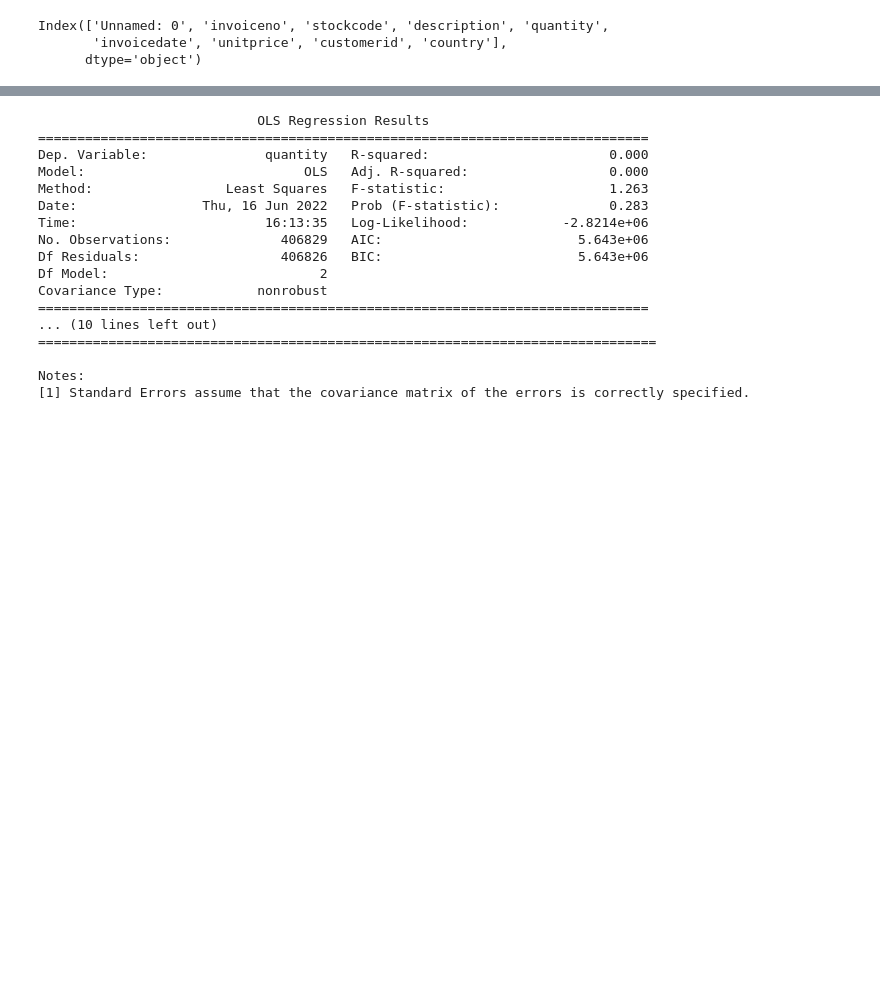
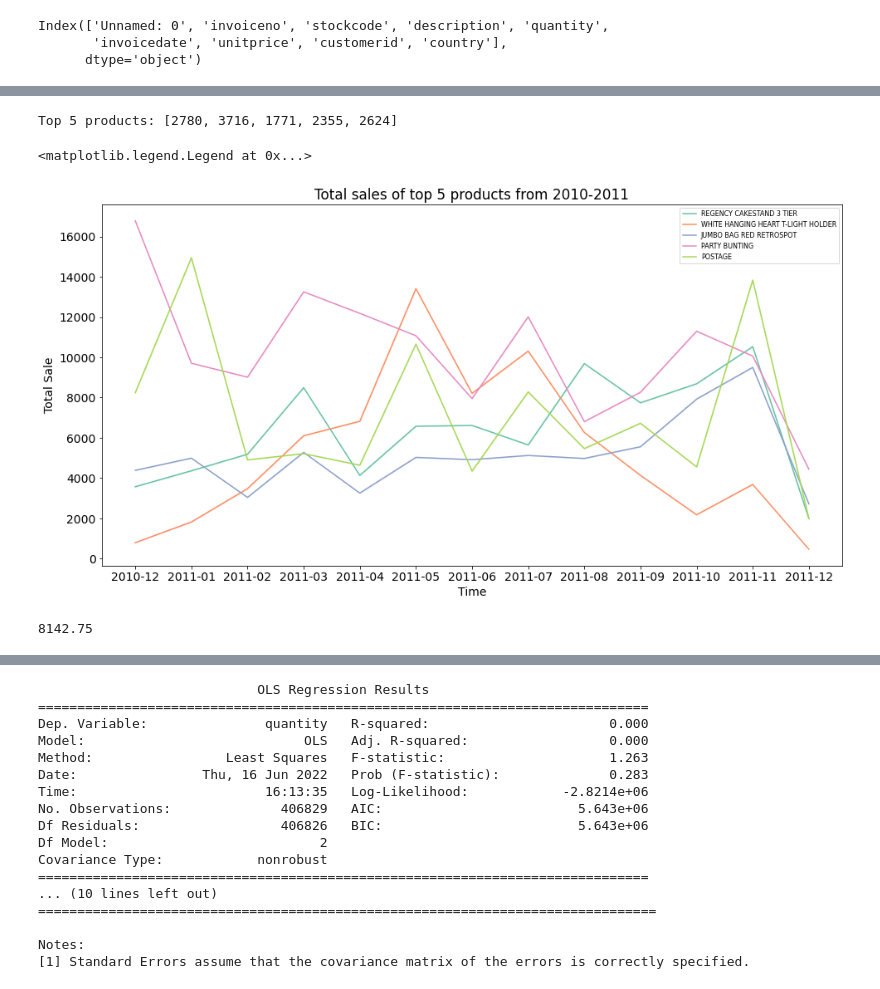
Before and after one commit to Aukerul-Shuvo/DAAS_Retail, a Jupyter notebook: notebook/Diagnostic Analysis.ipynb, the cells around one changed output, grey strips where cells are left out. Cells and saved outputs as stored; diff of their text form; code cells hidden in the pictures; blank space fills up the shorter version.

```diff
--- a/notebook/Diagnostic Analysis.ipynb
+++ b/notebook/Diagnostic Analysis.ipynb
@@ -104,0 +224,14 @@ plt.rc("font", size=14)
+# %%
+# get the product information of total sales and their unit price varies within year_month
+
+product_infos = duckdb.query("""
+select q1.*, q2.unitprice from
+(select distinct unitprice, year_month as date, product as product_id from df) as q2 inner join
+(select year_month, product, sum(total_sale) as total_sale, count(invoiceno) as total_invoice,
+sum(quantity) as total_quantity from df group by year_month, product) as q1
+on
+q1.year_month=q2.date and q1.product=q2.product_id
+order by product, year_month ASC
+""").df()
+
+product_infos.head(30)
@@ -104,0 +256,24 @@ plt.rc("font", size=14)
+# %%
+print('Top 5 products:', top_5_products_in_2010_2011)
+
+product_infos_top_5 = product_infos[product_infos['product'].isin(top_5_products_in_2010_2011)]
+
+sns.lineplot(x="year_month", y="total_sale",
+             hue="product",
+             palette="Set2",
+             data=product_infos_top_5)
+
+plt.xlabel("Time")
+plt.ylabel("Total Sale")
+plt.title("Total sales of top 5 products from 2010-2011")
+plt.legend([product_classes[i] for i in top_5_products_in_2010_2011],
+           loc='upper right',
+           prop={'size': 8})
+# %% [output]
+Top 5 products: [2780, 3716, 1771, 2355, 2624]
+<matplotlib.legend.Legend at 0x...>
+[figure, added]
+# %%
+product_infos_top_5['unitprice'].max()
+# %% [output]
+8142.75
```
Also changed, not shown: parts of 24 cells of this notebook.
